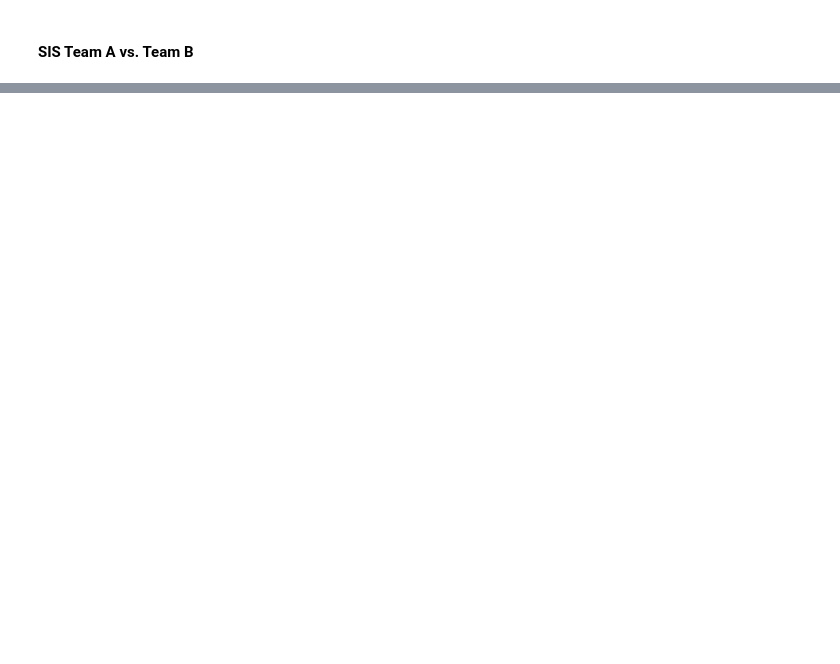
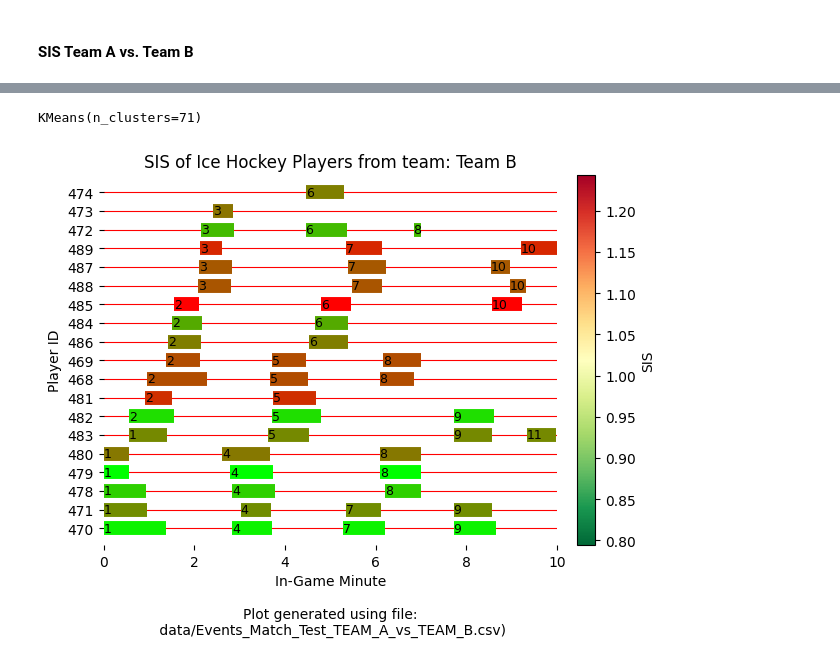
Before and after one commit to arnoldram/dataunionsihf, a Jupyter notebook: showcase_plots_martin.ipynb, the cells around one changed output, grey strips where cells are left out. Cells and saved outputs as stored; diff of their text form; code cells hidden in the pictures; blank space fills up the shorter version.

```diff
--- a/showcase_plots_martin.ipynb
+++ b/showcase_plots_martin.ipynb
@@ -186,0 +150,6 @@ Shift Intensities using elbow method
+# %%
+    # Clustering with KMeans
+    kmeans = KMeans(n_clusters=optimal_shifts)
+    kmeans.fit(data_for_clustering)
+# %% [output]
+KMeans(n_clusters=71)
@@ -186,0 +178,24 @@ Shift Intensities using elbow method
+# %%
+from utils import plot_SIS
+
+# Setze die Größe der Figur außerhalb der Funktion
+#plt.figure(figsize=(20, 6))
+
+# Plot SIS for Team A
+plot_SIS(df_filtered,
+         0,
+         10,
+         team_name="Team A",
+         file_name_raw_data=file_name
+         )
+
+
+# Plot SIS for Team B
+plot_SIS(df_filtered,
+         0,
+         10,
+         team_name="Team B",
+         file_name_raw_data=file_name
+         )
+# %% [output]
+[figure, added]
```
Also changed, not shown: parts of 22 cells of this notebook.
